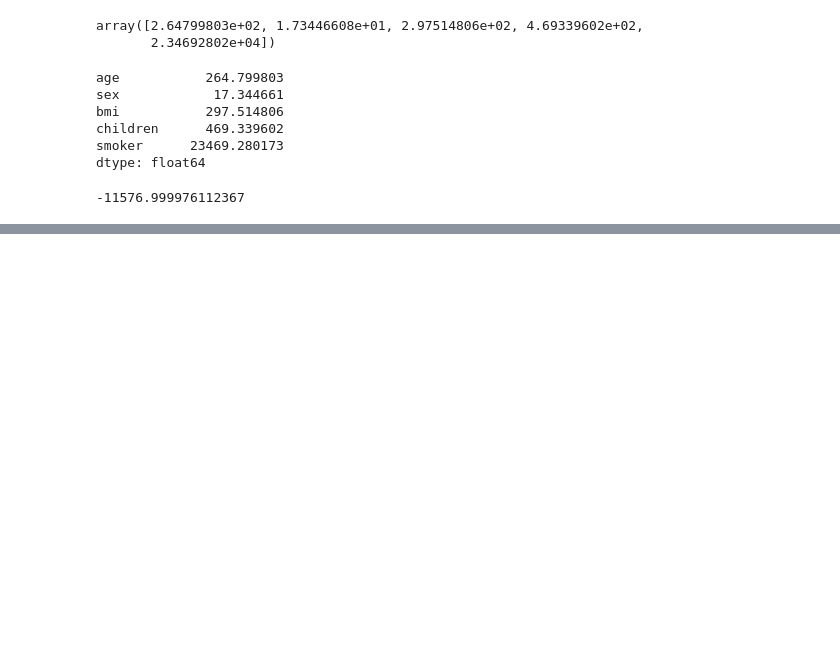
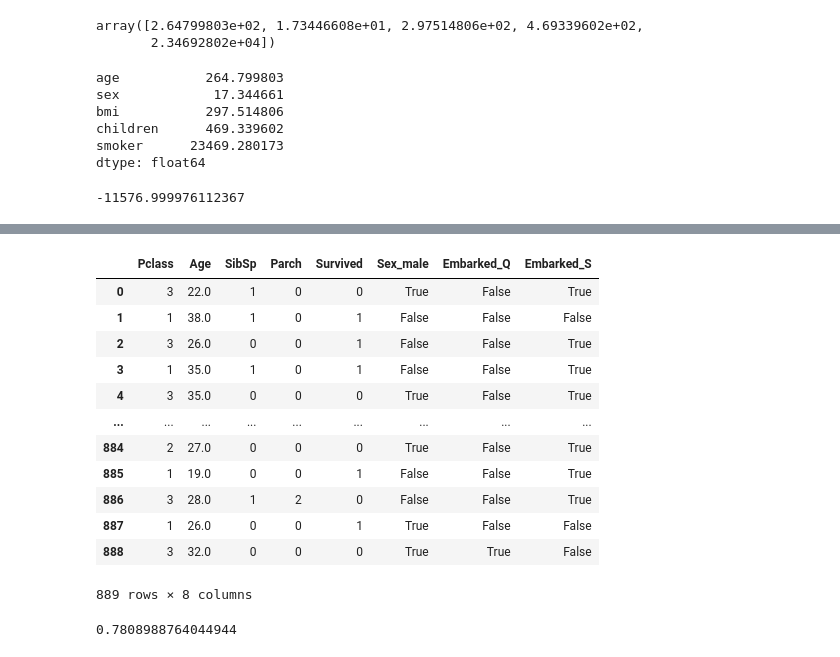
Before and after one commit to gracesjy/mldl_study, a Jupyter notebook: 코랩에서 바로 git 으로 올리기.ipynb, the cells around one changed output, grey strips where cells are left out. Saved outputs shown, nothing was run; the diff lists cells and outputs as text; code cells hidden in the pictures; blank space fills up the shorter version.

```diff
--- a/코랩에서 바로 git 으로 올리기.ipynb
+++ b/코랩에서 바로 git 으로 올리기.ipynb
@@ -228,0 +322,17 @@ model.intercept_
+# %%
+data = pd.get_dummies(data, columns=['Sex','Embarked'], drop_first=True)
+data
+# %% [output]
+|  | Pclass | Age | SibSp | Parch | Survived | Sex_male | Embarked_Q | Embarked_S |
+| 0 | 3 | 22.0 | 1 | 0 | 0 | True | False | True |
+| 1 | 1 | 38.0 | 1 | 0 | 1 | False | False | False |
+| 2 | 3 | 26.0 | 0 | 0 | 1 | False | False | True |
+| 3 | 1 | 35.0 | 1 | 0 | 1 | False | False | True |
+| 4 | 3 | 35.0 | 0 | 0 | 0 | True | False | True |
+| ... | ... | ... | ... | ... | ... | ... | ... | ... |
+| 884 | 2 | 27.0 | 0 | 0 | 0 | True | False | True |
+| 885 | 1 | 19.0 | 0 | 0 | 1 | False | False | True |
+| 886 | 3 | 28.0 | 1 | 2 | 0 | False | False | True |
+| 887 | 1 | 26.0 | 0 | 0 | 1 | True | False | False |
+| 888 | 3 | 32.0 | 0 | 0 | 0 | True | True | False |
+889 rows × 8 columns
@@ -228,0 +346,11 @@ model.intercept_
+# %%
+from sklearn.linear_model import LogisticRegression
+
+model = LogisticRegression()
+model.fit(X_train, y_train)
+pred = model.predict(X_test)
+
+from sklearn.metrics import accuracy_score
+accuracy_score(y_test, pred)
+# %% [output]
+0.7808988764044944
```
Also changed, not shown: parts of 17 cells of this notebook.
